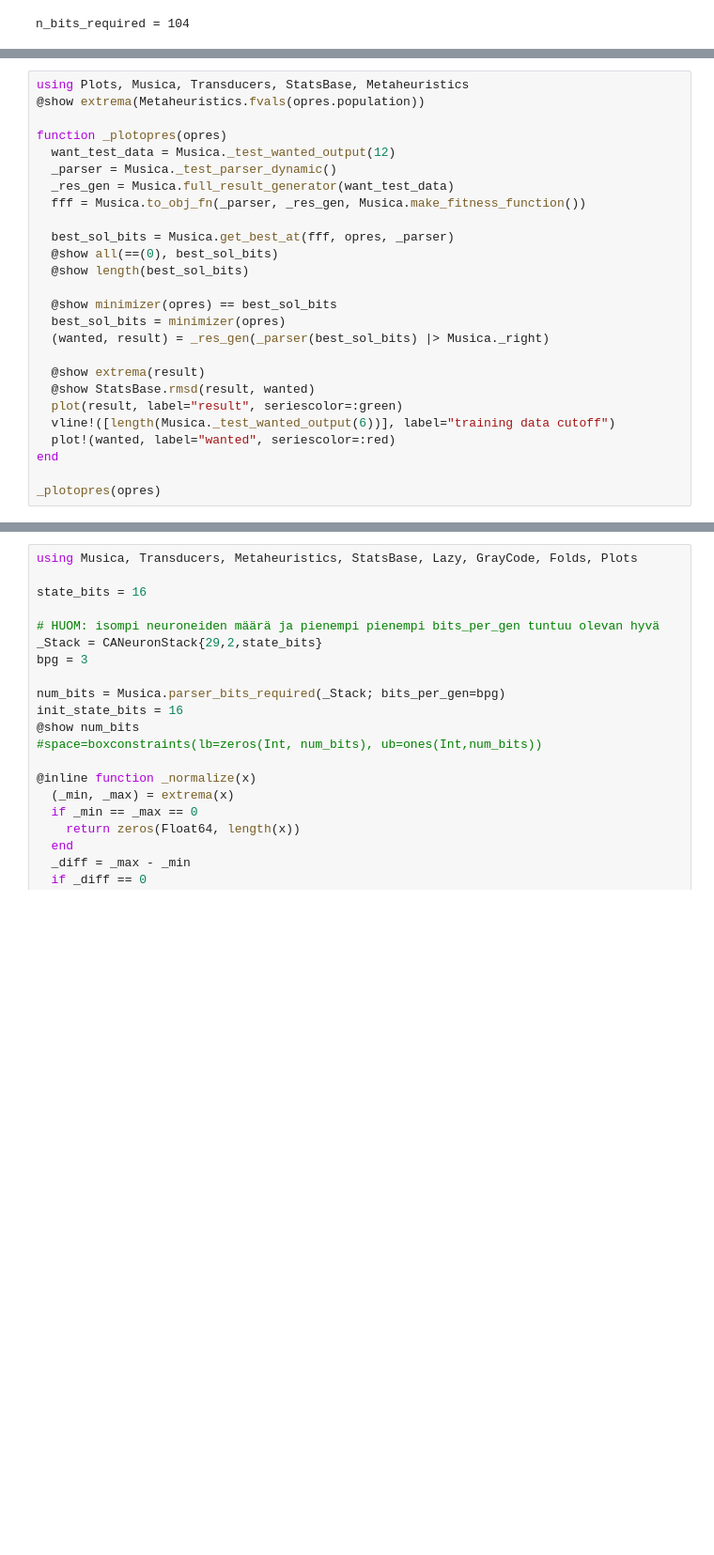
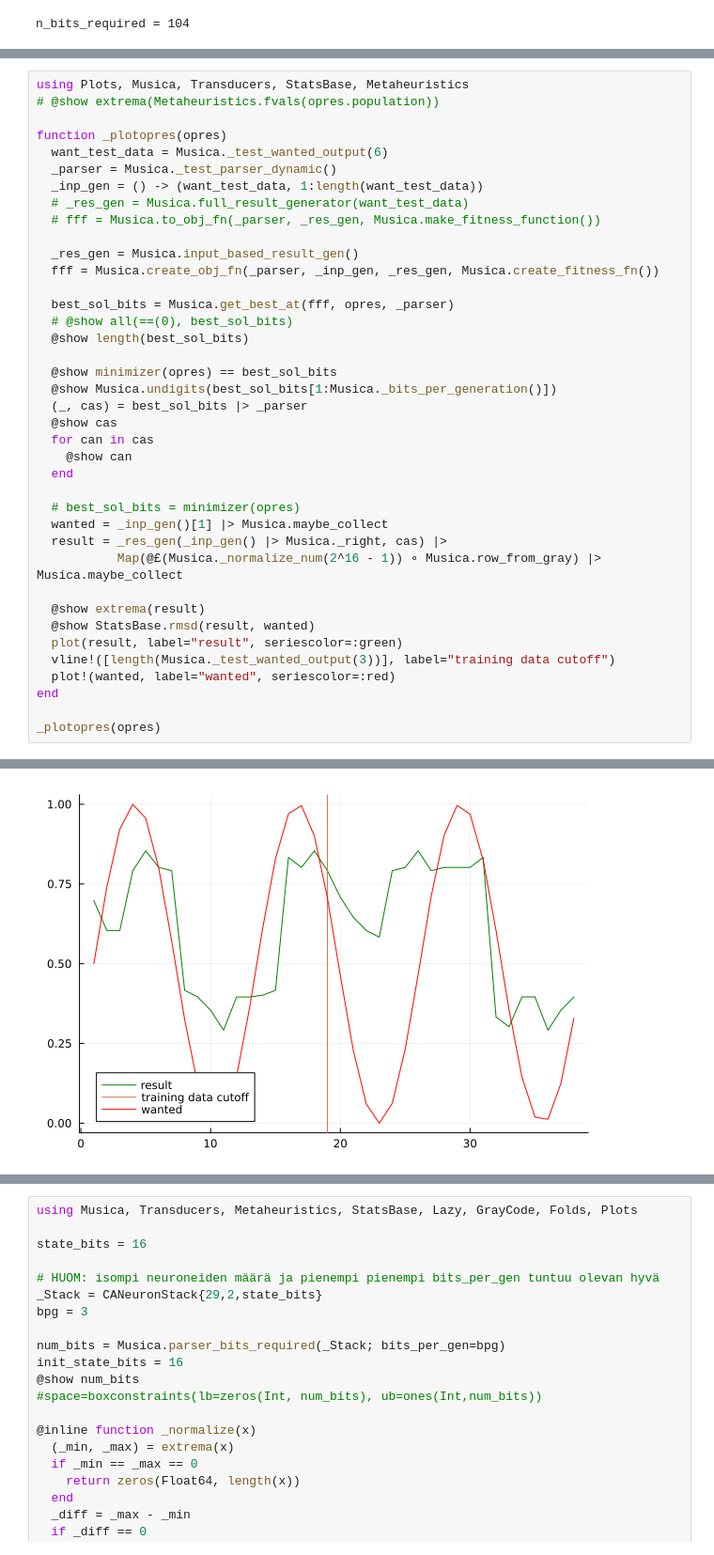
Before and after one commit to ORBAT/Musica, a Jupyter notebook: src/scratch.ipynb, the cells around one changed output, grey strips where cells are left out. Shown at 94% size. Drawn from its saved outputs; the diff is of its cells as text; blank space fills up the shorter version.

```diff
--- a/src/scratch.ipynb
+++ b/src/scratch.ipynb
@@ -281,25 +281,38 @@ opres = Optimization Result
 # %%
 using Plots, Musica, Transducers, StatsBase, Metaheuristics
-@show extrema(Metaheuristics.fvals(opres.population))
+# @show extrema(Metaheuristics.fvals(opres.population))
 
 function _plotopres(opres)
-  want_test_data = Musica._test_wanted_output(12)
+  want_test_data = Musica._test_wanted_output(6)
   _parser = Musica._test_parser_dynamic()
-  _res_gen = Musica.full_result_generator(want_test_data)
-  fff = Musica.to_obj_fn(_parser, _res_gen, Musica.make_fitness_function())
+  _inp_gen = () -> (want_test_data, 1:length(want_test_data))
+  # _res_gen = Musica.full_result_generator(want_test_data)
+  # fff = Musica.to_obj_fn(_parser, _res_gen, Musica.make_fitness_function())
+
+  _res_gen = Musica.input_based_result_gen()
+  fff = Musica.create_obj_fn(_parser, _inp_gen, _res_gen, Musica.create_fitness_fn())
 
   best_sol_bits = Musica.get_best_at(fff, opres, _parser)
-  @show all(==(0), best_sol_bits)
+  # @show all(==(0), best_sol_bits)
   @show length(best_sol_bits)
 
   @show minimizer(opres) == best_sol_bits
-  best_sol_bits = minimizer(opres)
-  (wanted, result) = _res_gen(_parser(best_sol_bits) |> Musica._right)
+  @show Musica.undigits(best_sol_bits[1:Musica._bits_per_generation()])
+  (_, cas) = best_sol_bits |> _parser
+  @show cas
+  for can in cas
+    @show can
+  end
+
+  # best_sol_bits = minimizer(opres)
+  wanted = _inp_gen()[1] |> Musica.maybe_collect
+  result = _res_gen(_inp_gen() |> Musica._right, cas) |>
+           Map(@£(Musica._normalize_num(2^16 - 1)) ∘ Musica.row_from_gray) |> Musica.maybe_collect
 
   @show extrema(result)
   @show StatsBase.rmsd(result, wanted)
   plot(result, label="result", seriescolor=:green)
-  vline!([length(Musica._test_wanted_output(6))], label="training data cutoff")
+  vline!([length(Musica._test_wanted_output(3))], label="training data cutoff")
   plot!(wanted, label="wanted", seriescolor=:red)
 end
 
@@ -309,3 +329,4 @@ UndefVarError: UndefVarError: `opres` not defined
+[figure, added]
 # %%
 using Plots, Musica, Transducers, StatsBase
 @show extrema(Metaheuristics.fvals(opres.population))
```
Also changed, not shown: parts of 3 cells of this notebook.
